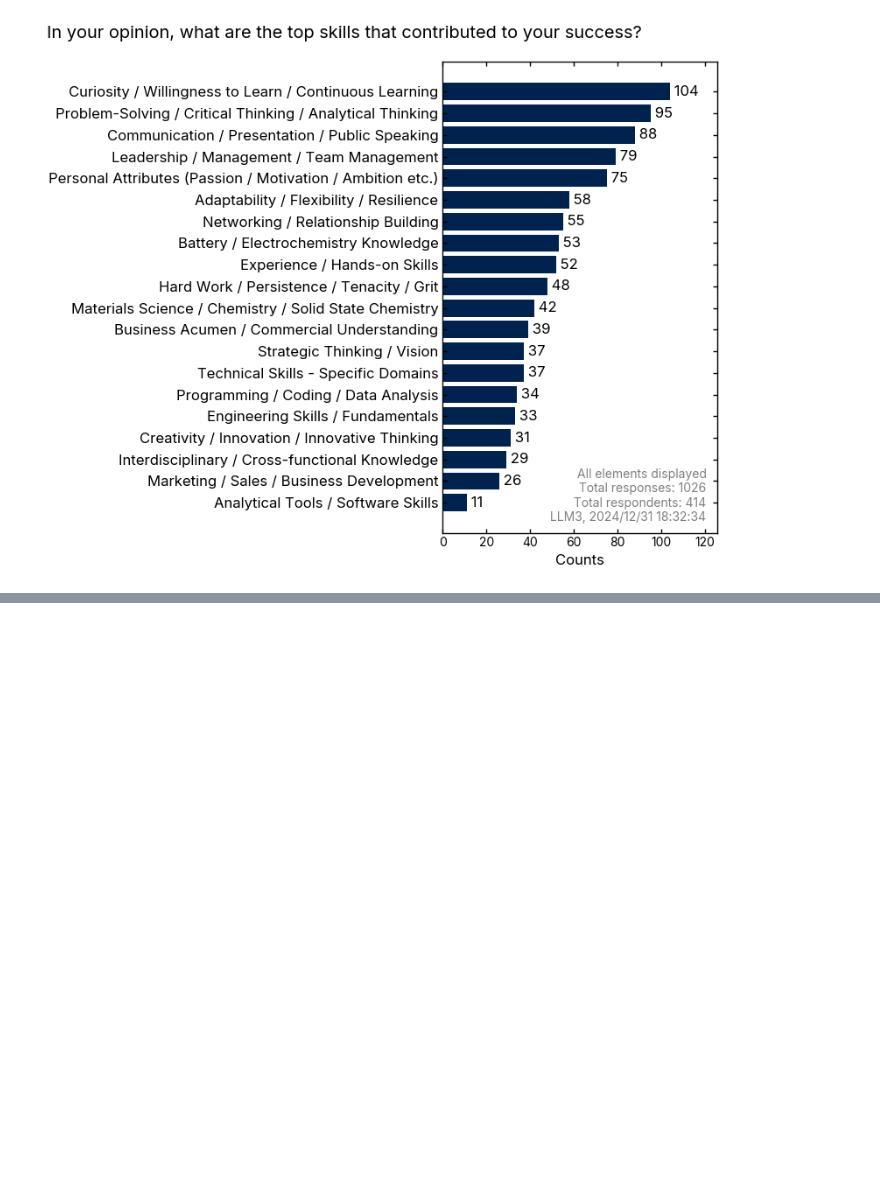
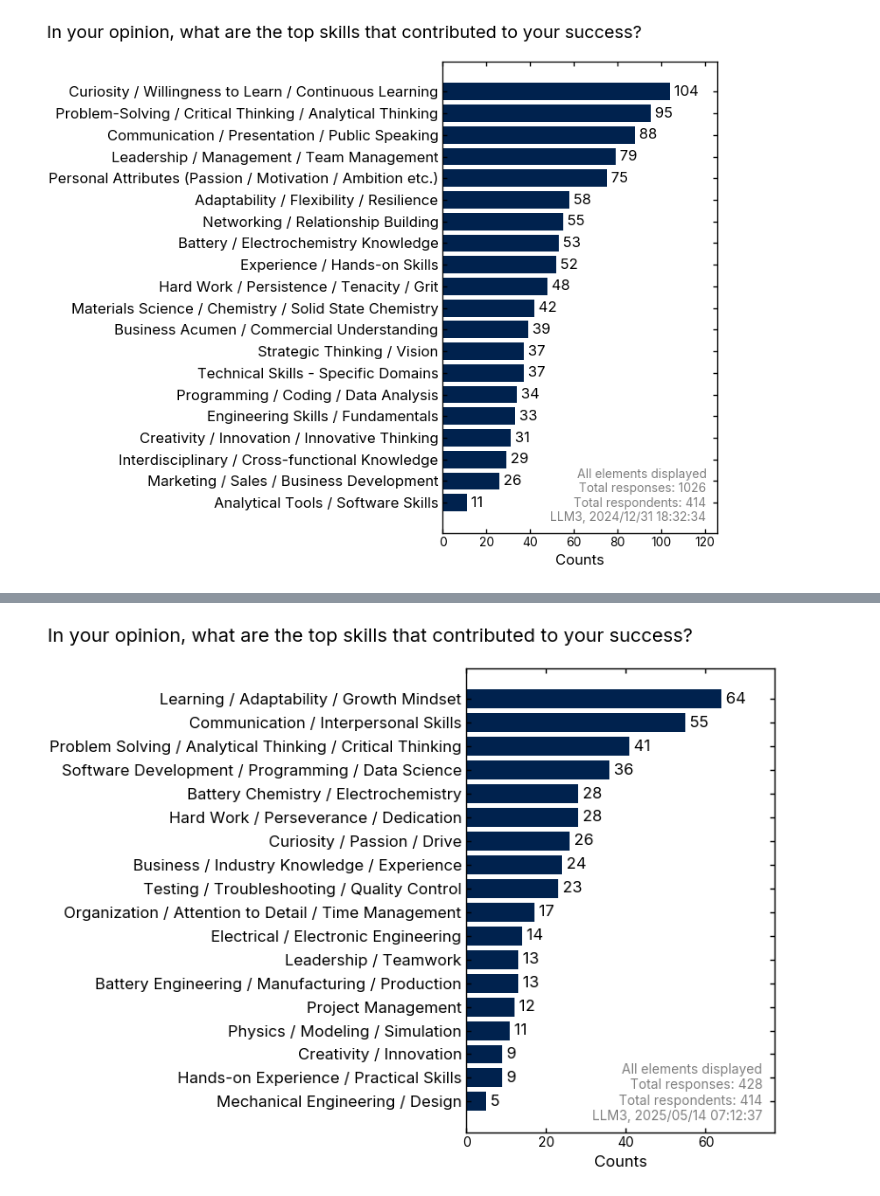
Before and after one commit to wengandrew/battery-talent-census, a Jupyter notebook: notebooks/llm_company_skills_for_success.ipynb, the cells around one changed output, grey strips where cells are left out. Cells and saved outputs as stored; diff of their text form; code cells hidden in the pictures; blank space fills up the shorter version.

Commit message:
Slicing skills demand data for Take Charge podcast

```diff
--- a/notebooks/llm_company_skills_for_success.ipynb
+++ b/notebooks/llm_company_skills_for_success.ipynb
@@ -295,0 +327,25 @@ plotter.make_bar_plot_from_dict(counter,
+# %%
+# Categorize each element of the list
+content_list = []
+other_list = []
+fail_list = []
+
+for i, keyword in enumerate(keyword_list):
+
+    print(f"Categorizing '{keyword}' ({i+1} of {len(keyword_list)})...")
+
+    try:
+        output = llm.classify_user_response(category_list, keyword)
+    except: # JSON output fails
+        print(f"Failed to process response: '{keyword}'")
+        fail_list.append(keyword)
+        continue
+
+    if output['result']['category'] in category_list:
+        content_list.append(output)
+    else:
+        other_list.append(output)
+
+print(f'{len(content_list)=}')
+print(f'{len(fail_list)=}')
+print(f'{len(other_list)=}')
@@ -295,0 +370,22 @@ plotter.make_bar_plot_from_dict(counter,
+# %%
+# Format results
+collection = defaultdict(list)
+counter    = defaultdict(int)
+
+for content in content_list:
+    category = content['result']['category']
+    response = content['result']['response_text']
+    counter[category] += 1
+    collection[category].append(response)
+
+counter['_tot_'] = len(question['data'])
+
+# Make the plot
+plotter.make_bar_plot_from_dict(counter,
+                                title=question['question'],
+                                sorted=True,
+                                annotation=f'LLM3, {time.strftime("%Y/%m/%d %H:%M:%S")}',
+                                num_elements=100,
+                                saveas=f'{question['tag']}_engineering_{time.strftime("%Y%m%d_%H%M%S")}.png')
+# %% [output]
+[figure, added]
```
Also changed, not shown: parts of 5 cells of this notebook, 12 other files.
